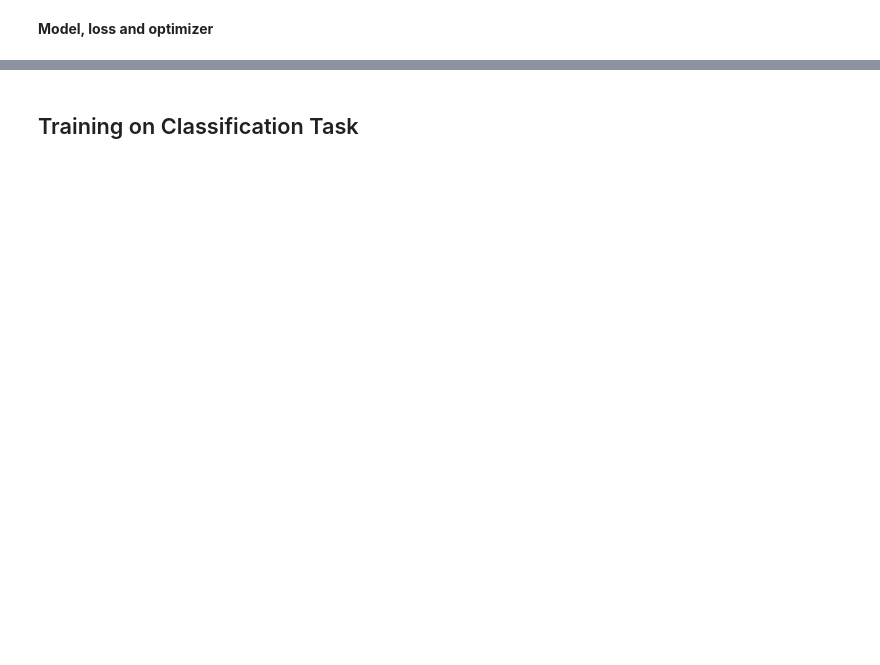
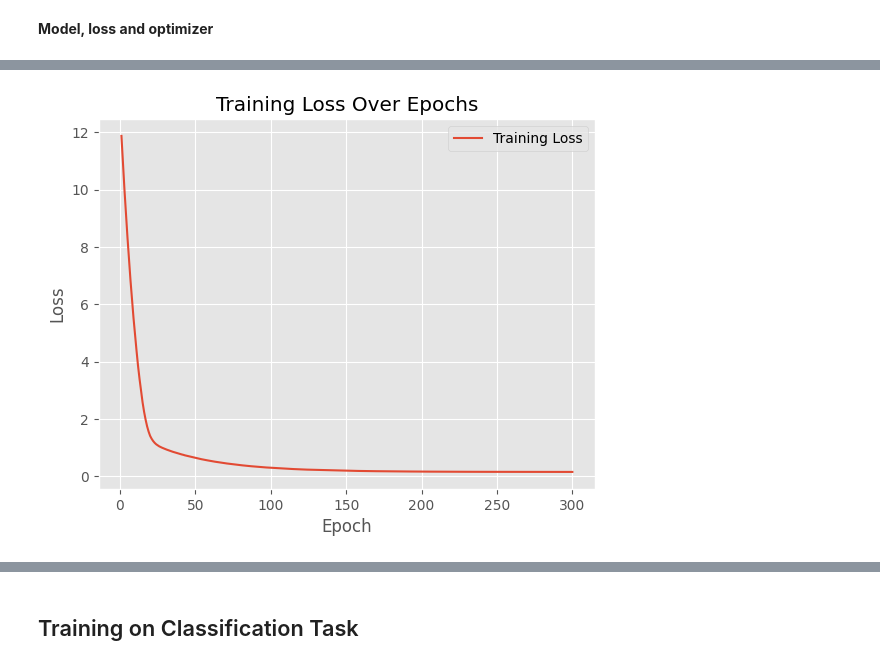
Before and after one commit to Tikai7/Pylamp, a Jupyter notebook: src/LinearExperiment.ipynb, the cells around one changed output, grey strips where cells are left out. Saved outputs shown, nothing was run; the diff lists cells and outputs as text; code cells hidden in the pictures; blank space fills up the shorter version.

```diff
--- a/src/LinearExperiment.ipynb
+++ b/src/LinearExperiment.ipynb
@@ -47,3 +56,7 @@ Epoch 271/300, Average Loss: 0.15491033609245947
 Training finished.
+# %%
+Display().plot_loss(model_linear_losses)
+# %% [output]
+[figure, added]
 # %%
 output = model.forward(X_test.reshape(-1,1))
```
Also changed, not shown: parts of 22 cells of this notebook, 1 other file.
